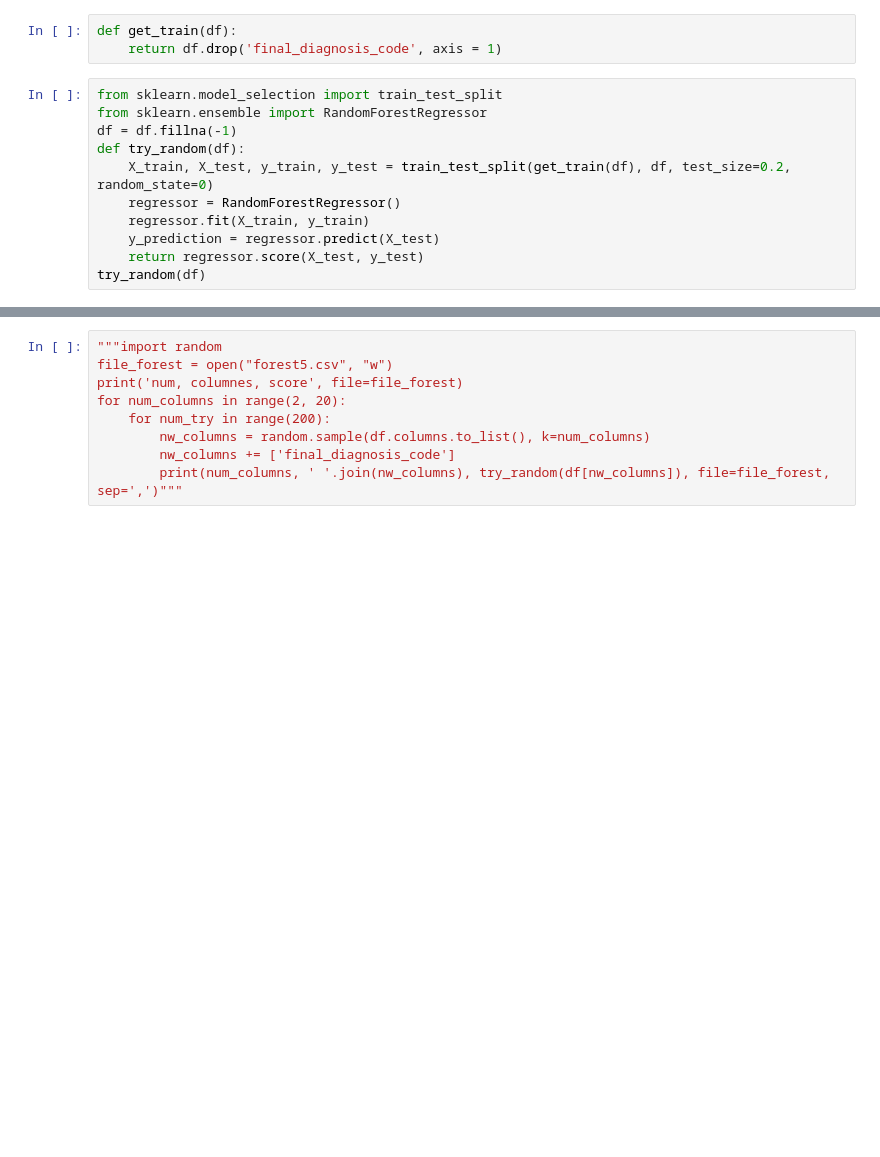
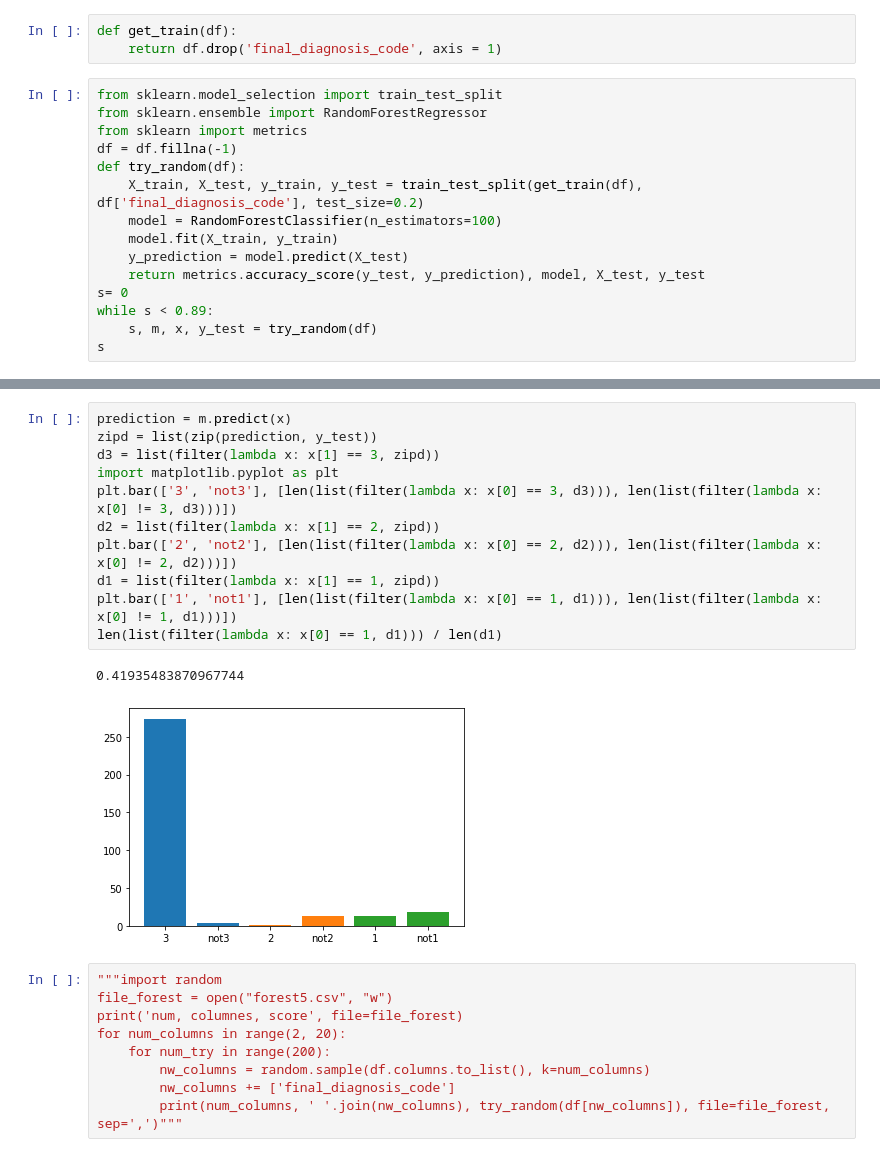
Before and after one commit to gfelis/BitsXLaMarato, a Jupyter notebook: forest.ipynb, the cells around one changed output, grey strips where cells are left out. Drawn from its saved outputs; the diff is of its cells as text; blank space fills up the shorter version.

Commit message:
updated forest

```diff
--- a/forest.ipynb
+++ b/forest.ipynb
@@ -629,12 +629,16 @@ def get_train(df):
 # %%
 from sklearn.model_selection import train_test_split
 from sklearn.ensemble import RandomForestRegressor
+from sklearn import metrics
 df = df.fillna(-1)
 def try_random(df):
-    X_train, X_test, y_train, y_test = train_test_split(get_train(df), df, test_size=0.2, random_state=0)
-    regressor = RandomForestRegressor()
-    regressor.fit(X_train, y_train)
-    y_prediction = regressor.predict(X_test)
-    return regressor.score(X_test, y_test)
-try_random(df)
+    X_train, X_test, y_train, y_test = train_test_split(get_train(df), df['final_diagnosis_code'], test_size=0.2)
+    model = RandomForestClassifier(n_estimators=100)
+    model.fit(X_train, y_train)
+    y_prediction = model.predict(X_test)
+    return metrics.accuracy_score(y_test, y_prediction), model, X_test, y_test
+s= 0
+while s < 0.89:
+    s, m, x, y_test = try_random(df)
+s
 # %% [output]
@@ -642,3 +668,17 @@ try_random(df)
+# %%
+prediction = m.predict(x)
+zipd = list(zip(prediction, y_test))
+d3 = list(filter(lambda x: x[1] == 3, zipd))
+import matplotlib.pyplot as plt
+plt.bar(['3', 'not3'], [len(list(filter(lambda x: x[0] == 3, d3))), len(list(filter(lambda x: x[0] != 3, d3)))])
+d2 = list(filter(lambda x: x[1] == 2, zipd))
+plt.bar(['2', 'not2'], [len(list(filter(lambda x: x[0] == 2, d2))), len(list(filter(lambda x: x[0] != 2, d2)))])
+d1 = list(filter(lambda x: x[1] == 1, zipd))
+plt.bar(['1', 'not1'], [len(list(filter(lambda x: x[0] == 1, d1))), len(list(filter(lambda x: x[0] != 1, d1)))])
+len(list(filter(lambda x: x[0] == 1, d1))) / len(d1)
+# %% [output]
+0.41935483870967744
+[figure, added]
 # %%
 """import random
 file_forest = open("forest5.csv", "w")
```
Also changed, not shown: parts of 3 cells of this notebook, 2 other files.
